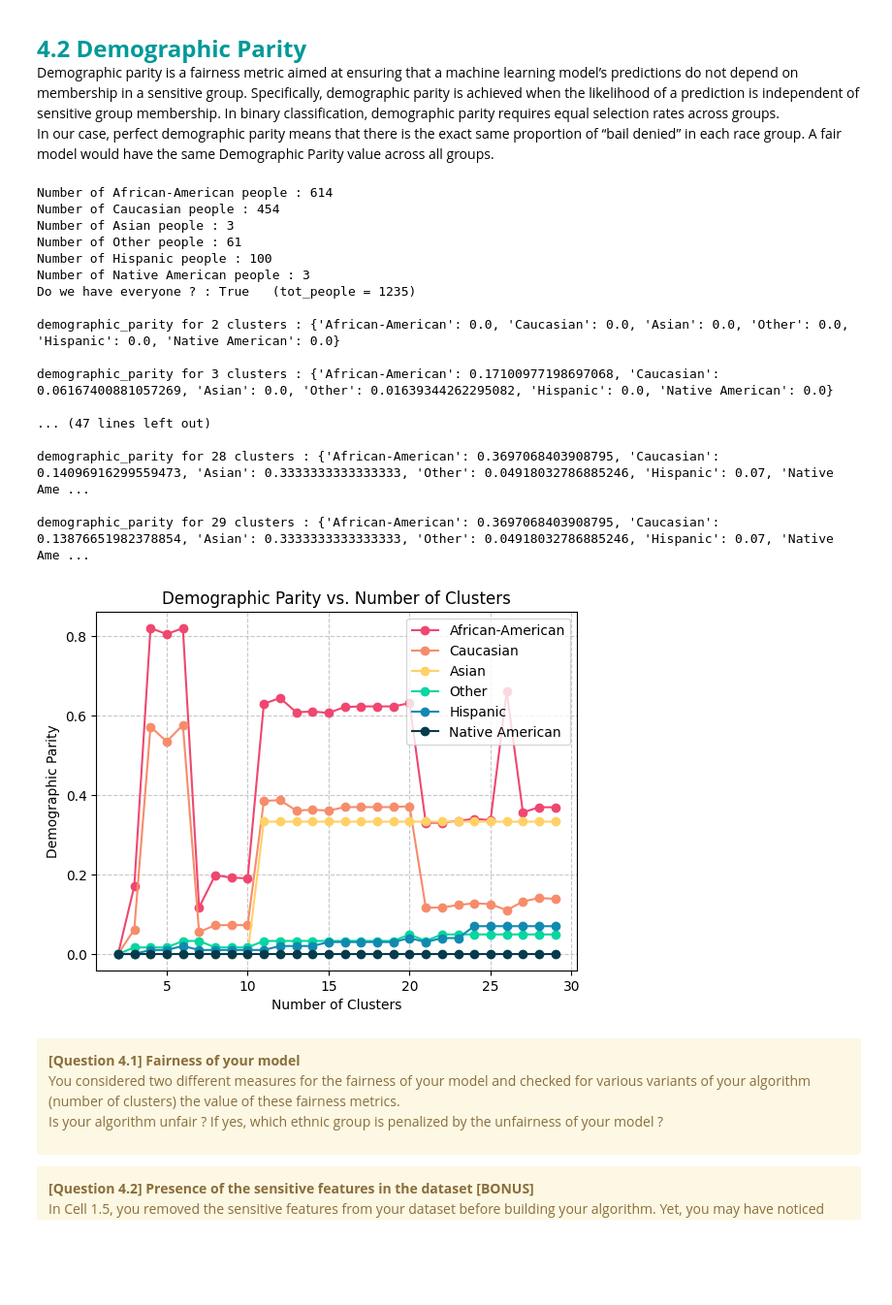
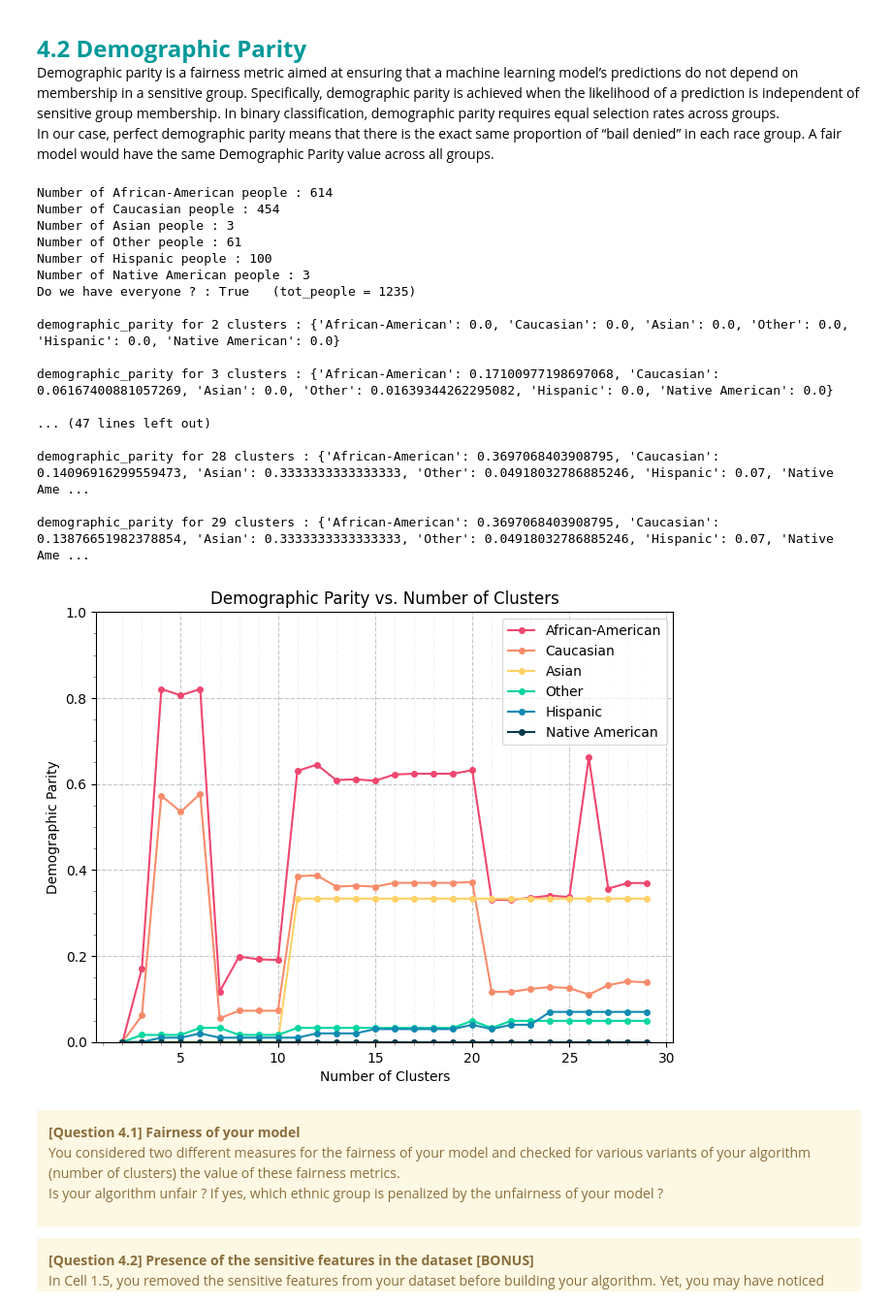
Before and after one commit to Potomolo/LEPL1109-CraHackaton, a Jupyter notebook: Hackaton_3/H3-Clustering-Student.ipynb, the cells around one changed output. Shown at 97% size. Cells and saved outputs as stored; diff of their text form; code cells hidden in the pictures; blank space fills up the shorter version.

Commit message:
4.2 - Demographic Parity

```diff
--- a/Hackaton_3/H3-Clustering-Student.ipynb
+++ b/Hackaton_3/H3-Clustering-Student.ipynb
@@ -1375,38 +1375,43 @@ for i in range(2,n):
     nth_parities = compute_demographic_parity(y_pred,X_test_race_values) # CALCULATE THE 6 RACES' PARITIES FOR i CLUSTERS
     print("demographic_parity for {0} clusters : ".format(i) + str(nth_parities) + "\n")
     parity_matrix.append(list(nth_parities.values())) #ADD ROW OF PARITIES FOR i CLUSTERS (1 X 6)
 
 
 
-
+plt.figure(figsize=(7.68,5.76))
 for i,color in zip(race_values,['#ef476f', '#f78c6b', '#ffd166', '#06d6a0', '#118ab2', '#073b4c']):
-    plt.plot(np.arange(2,n), [row[i] for row in parity_matrix], marker='o', linestyle='-', color=color, label=race_names[i])
+    plt.plot(np.arange(2,n), [row[i] for row in parity_matrix], marker='o', markersize=4, linestyle='-', color=color, label=race_names[i])
 plt.xlabel("Number of Clusters")
 plt.ylabel("Demographic Parity")
+plt.ylim((0,1))
 plt.title("Demographic Parity vs. Number of Clusters")
-plt.grid(True, linestyle="--", alpha=0.7)
-plt.legend()
+plt.minorticks_on()
+plt.tick_params(axis='x', which='minor', length=2, color='gray')
+plt.tick_params(axis='y', which='minor', length=2, color='gray')
+plt.grid(True,which='major', linestyle="--", alpha=0.7)
+plt.grid(axis='x', which='minor', linestyle='--', alpha=0.15)
+plt.legend(loc='best',fontsize = 'medium',framealpha=0.7,draggable=True)
 plt.show()
 X.drop("race", axis=1, inplace=True)
 # %% [output]
 Number of African-American people : 614
 Number of Caucasian people : 454
 Number of Asian people : 3
 Number of Other people : 61
 Number of Hispanic people : 100
 Number of Native American people : 3
 Do we have everyone ? : True   (tot_people = 1235)
 
 demographic_parity for 2 clusters : {'African-American': 0.0, 'Caucasian': 0.0, 'Asian': 0.0, 'Other': 0.0, 'Hispanic': 0.0, 'Native American': 0.0}
 
 demographic_parity for 3 clusters : {'African-American': 0.17100977198697068, 'Caucasian': 0.06167400881057269, 'Asian': 0.0, 'Other': 0.01639344262295082, 'Hispanic': 0.0, 'Native American': 0.0}
 
 ... (47 lines left out)
 
 demographic_parity for 28 clusters : {'African-American': 0.3697068403908795, 'Caucasian': 0.14096916299559473, 'Asian': 0.3333333333333333, 'Other': 0.04918032786885246, 'Hispanic': 0.07, 'Native Ame ...
 
 demographic_parity for 29 clusters : {'African-American': 0.3697068403908795, 'Caucasian': 0.13876651982378854, 'Asian': 0.3333333333333333, 'Other': 0.04918032786885246, 'Hispanic': 0.07, 'Native Ame ...
-[figure, old version]
+[figure, new version]
 # %% [markdown]
 <div class="alert alert-warning">
 <b>[Question 4.1] Fairness of your model </b>  <br>
```
